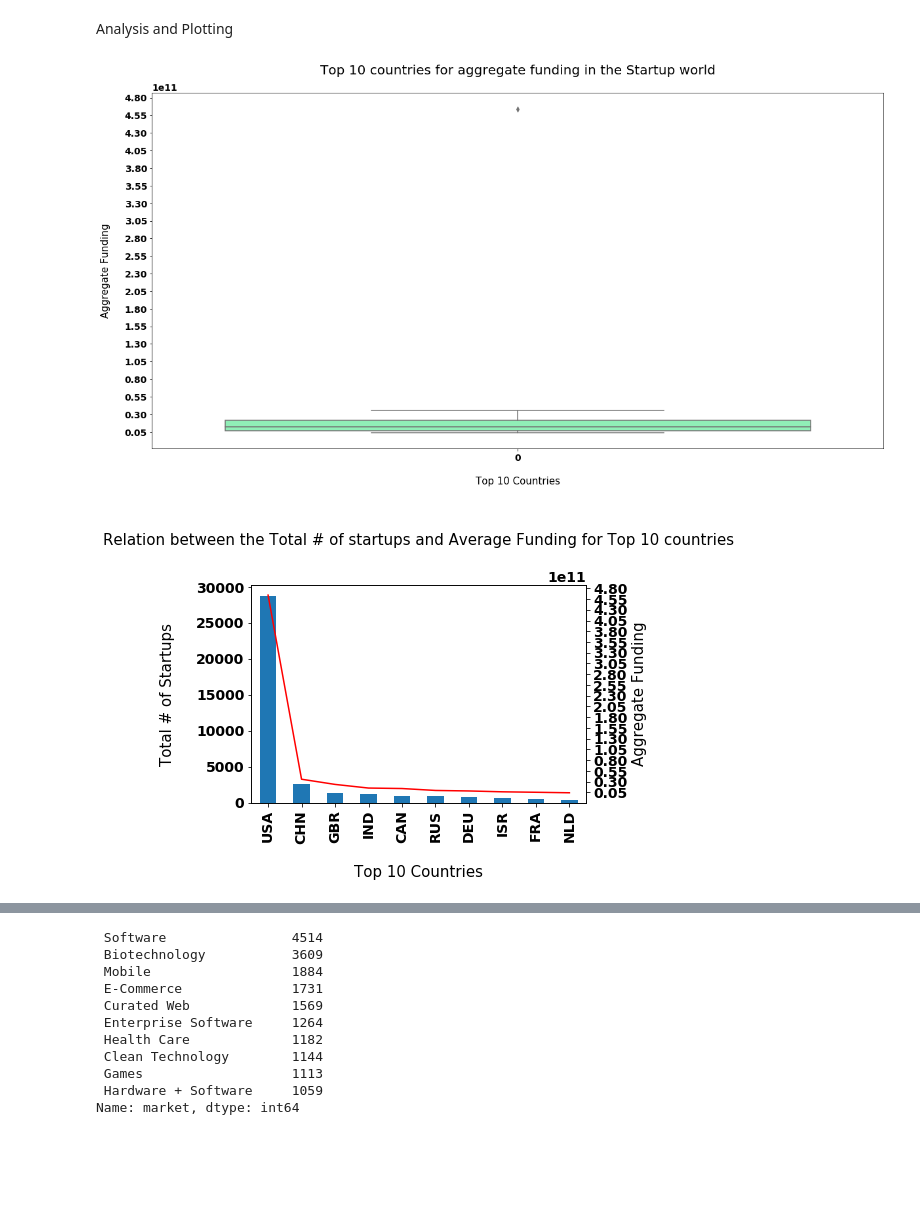
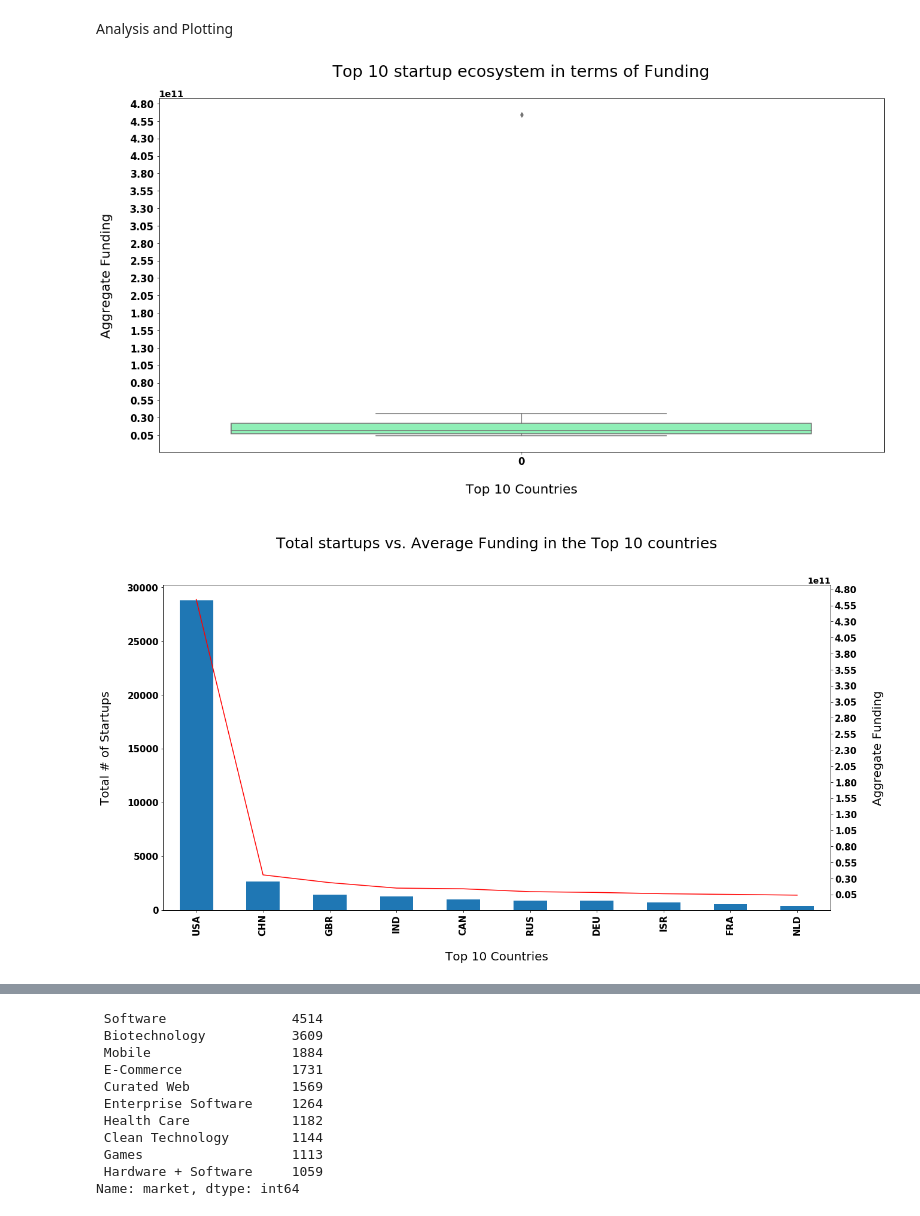
Before and after one commit to EricBui0201/Data_Analytics_Projects, a Jupyter notebook: Global Startup Ecosystem/Jupyter BN Files/GSE_KaggleDS.ipynb, the cells around one changed output, grey strips where cells are left out. Cells and saved outputs as stored; diff of their text form; code cells hidden in the pictures; blank space fills up the shorter version.

```diff
--- a/Global Startup Ecosystem/Jupyter BN Files/GSE_KaggleDS.ipynb
+++ b/Global Startup Ecosystem/Jupyter BN Files/GSE_KaggleDS.ipynb
@@ -154,28 +158,33 @@ x=df.groupby('country_code')['funding_total_usd'].agg('sum').sort_values(ascendi
 fig,ax=plt.subplots(figsize=(20,10))
 sns.boxplot(data=x,palette='rainbow')
 ax.yaxis.set_ticks(np.arange(5e+9, 5e+11, 25e+9))
-ax.set_xlabel('\nTop 10 Countries', fontsize=15)
-ax.set_ylabel('Aggregate Funding\n', fontsize=15)
-ax.set_title('Top 10 countries for aggregate funding in the Startup world\n', fontsize=20);
+ax.set_xlabel('\nTop 10 Countries', fontsize=20)
+plt.xticks(fontsize= 15)
+plt.yticks(fontsize= 15)
+ax.set_ylabel('Aggregate Funding\n', fontsize=20)
+ax.set_title('Top 10 startup ecosystem in terms of Funding\n', fontsize=25);
 # %% [output]
-[figure, old version]
+[figure, new version]
 # %%
 #Top 10 countries that dominate that startup scene (total # of startups initiated)
 x=df.country_code.value_counts().head(10)
 y=df.groupby('country_code')['funding_total_usd'].agg('sum').sort_values(ascending=False).head(10)
 
 #PLOT
-fig,ax=plt.subplots()
+fig,ax=plt.subplots(figsize=(20,10))
 ax=x.plot(kind='bar')
-ax.set_xlabel('\nTop 10 Countries', fontsize=15)
-ax.set_ylabel('Total # of Startups\n', fontsize=15)
+ax.set_xlabel('\nTop 10 Countries', fontsize=20)
+ax.set_ylabel('Total # of Startups\n', fontsize=20)
 ax2=ax.twinx()
 ax2.plot(y, color='r')
-ax2.set_ylabel('Aggregate Funding', fontsize=15)
+ax2.set_ylabel('\nAggregate Funding', fontsize=20)
 ax2.yaxis.set_ticks(np.arange(5e+9, 5e+11, 25e+9))
-ax.set_title('\nRelation between the Total # of startups and Average Funding for Top 10 countries\n\n', fontsize=15);
+plt.setp(ax.get_xticklabels(), fontsize=15)
+plt.setp(ax.get_yticklabels(), fontsize=15)
+plt.yticks(fontsize= 15)
+ax.set_title('\nTotal startups vs. Average Funding in the Top 10 countries\n\n', fontsize=25);
 # %% [output]
-[figure, old version]
+[figure, new version]
 # %%
 #Distribution of funding based on funding stage for top 10 countries
 df_fund=df.groupby('country_code')[['seed','venture','equity_crowdfunding','undisclosed','convertible_note','debt_financing','angel','grant','private_equity','post_ipo_equity','post_ipo_debt','secondary_market','product_crowdfunding']].agg('sum')
```
Also changed, not shown: parts of 7 cells of this notebook, 12 other files.
